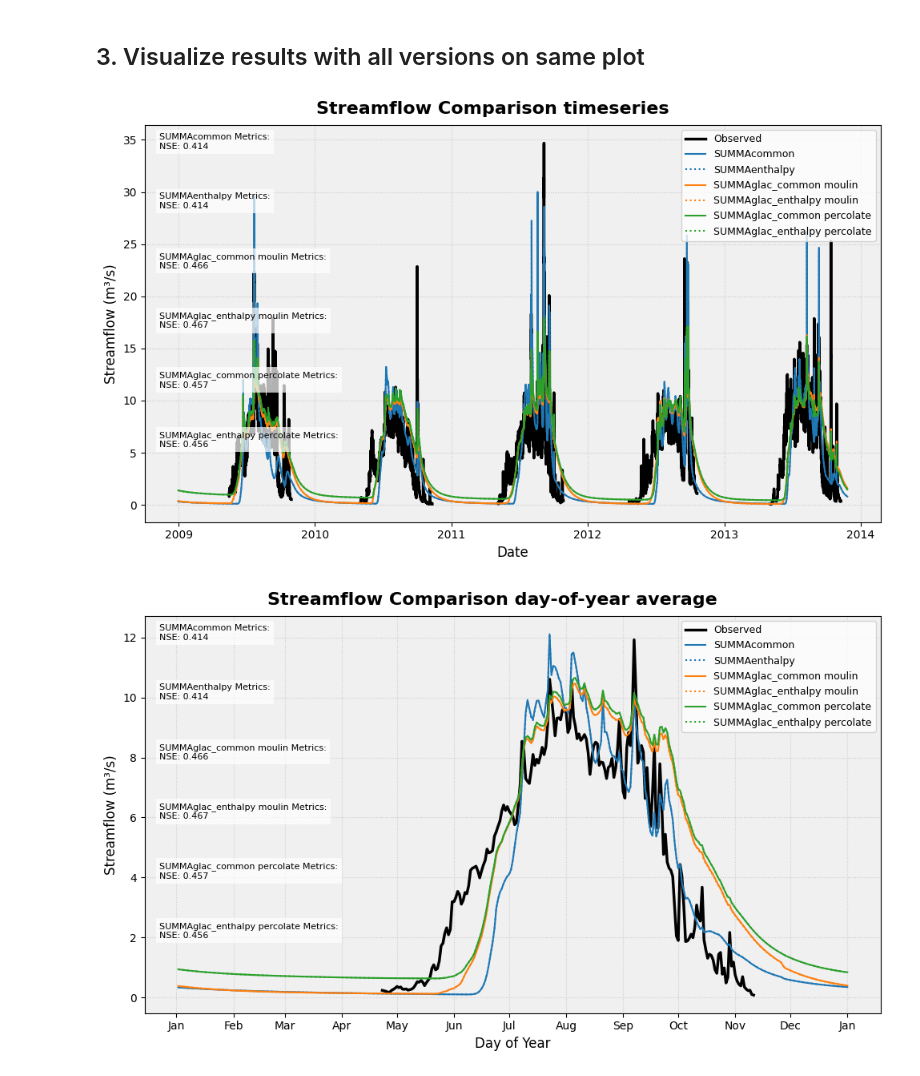
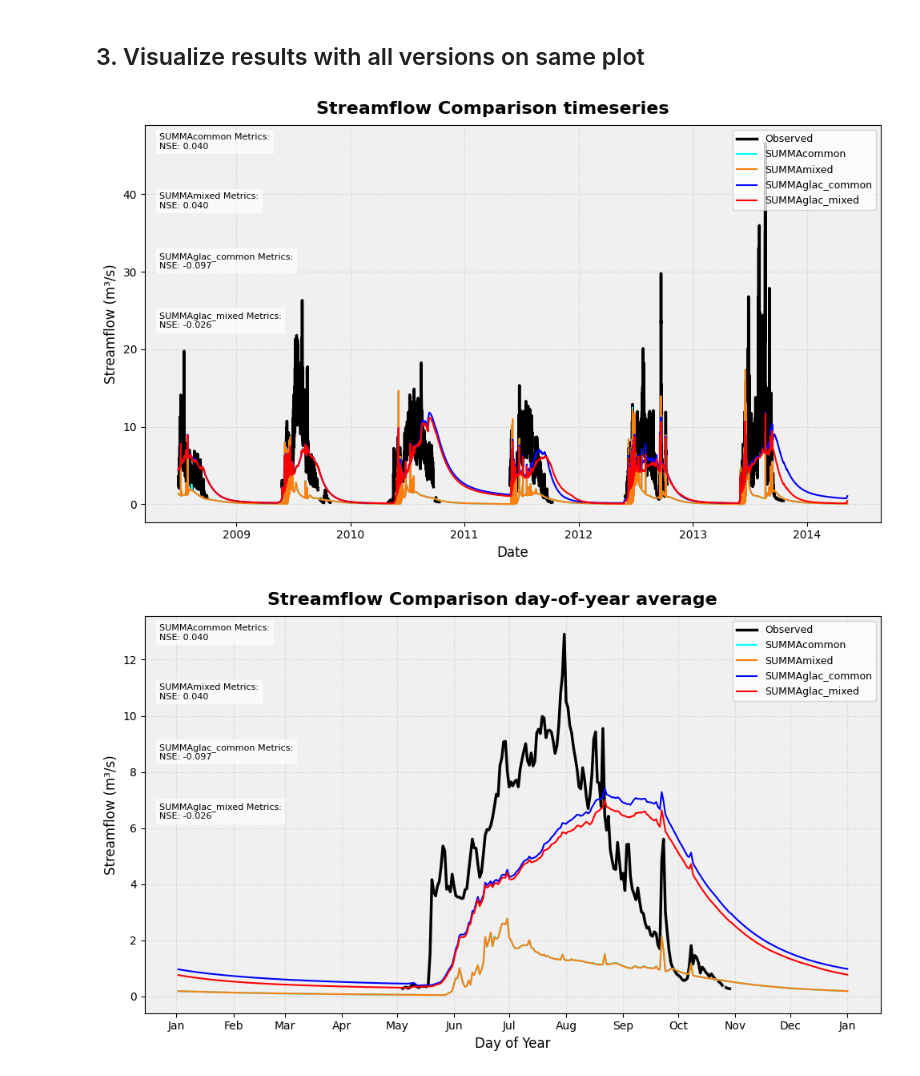
Before and after one commit to ashleymedin/CONFLUENCE, a Jupyter notebook: jupyter notebooks/5_model_initiation/5a_modelInstantiation.ipynb, the cells around one changed output. Cells and saved outputs as stored; diff of their text form; code cells hidden in the pictures.

```diff
--- a/jupyter notebooks/5_model_initiation/5a_modelInstantiation.ipynb
+++ b/jupyter notebooks/5_model_initiation/5a_modelInstantiation.ipynb
@@ -140,8 +140,8 @@ if config['DOMAIN_DEFINITION_METHOD'] != 'lumped':
 else: # lumped domain definition has no routing
     model_outputs_common   = [(f"{config['HYDROLOGICAL_MODEL']}", str(project_dir / "simulations" / config['EXPERIMENT_ID'] / config['HYDROLOGICAL_MODEL'] / "be1_commonForm" / f"{config['EXPERIMENT_ID']}_timestep.nc"))]
     model_outputs_enthalpy = [(f"{config['HYDROLOGICAL_MODEL']}", str(project_dir / "simulations" / config['EXPERIMENT_ID'] / config['HYDROLOGICAL_MODEL'] / "be1_enthalpyForm" / f"{config['EXPERIMENT_ID']}_timestep.nc"))]
-    model_outputs_glac_common_moulin   = [(f"{config['HYDROLOGICAL_MODEL']}", str(project_dir / "simulations" / f"{config['EXPERIMENT_ID']}_glac" / config['HYDROLOGICAL_MODEL'] / "be1_commonForm" / f"{config['EXPERIMENT_ID']}_timestep.nc"))]
-    model_outputs_glac_enthalpy_moulin = [(f"{config['HYDROLOGICAL_MODEL']}", str(project_dir / "simulations" / f"{config['EXPERIMENT_ID']}_glac" / config['HYDROLOGICAL_MODEL'] / "be1_enthalpyForm" / f"{config['EXPERIMENT_ID']}_timestep.nc"))]
+    model_outputs_glac_common_crevasse   = [(f"{config['HYDROLOGICAL_MODEL']}", str(project_dir / "simulations" / f"{config['EXPERIMENT_ID']}_glac" / config['HYDROLOGICAL_MODEL'] / "be1_commonForm" / f"{config['EXPERIMENT_ID']}_timestep.nc"))]
+    model_outputs_glac_enthalpy_crevasse = [(f"{config['HYDROLOGICAL_MODEL']}", str(project_dir / "simulations" / f"{config['EXPERIMENT_ID']}_glac" / config['HYDROLOGICAL_MODEL'] / "be1_enthalpyForm" / f"{config['EXPERIMENT_ID']}_timestep.nc"))]
     model_outputs_glac_common_percolate   = [(f"{config['HYDROLOGICAL_MODEL']}", str(project_dir / "simulations" / f"{config['EXPERIMENT_ID']}_glac" / config['HYDROLOGICAL_MODEL'] / "be1_commonFormOld" / f"{config['EXPERIMENT_ID']}_timestep.nc"))]
     model_outputs_glac_enthalpy_percolate = [(f"{config['HYDROLOGICAL_MODEL']}", str(project_dir / "simulations" / f"{config['EXPERIMENT_ID']}_glac" / config['HYDROLOGICAL_MODEL'] / "be1_enthalpyFormOld" / f"{config['EXPERIMENT_ID']}_timestep.nc"))]
 
@@ -200,8 +200,9 @@ def _add_overall_metrics(ax, obs_data, sim_data):
 # %%
 # Read simulation data first
 sim_data = []
-name = ["common", "enthalpy", "glac_common moulin", "glac_enthalpy moulin", "glac_common percolate", "glac_enthalpy percolate"]
-for i, model_output in enumerate([model_outputs_common, model_outputs_enthalpy, model_outputs_glac_common_moulin, model_outputs_glac_enthalpy_moulin, model_outputs_glac_common_percolate, model_outputs_glac_enthalpy_percolate]):
+#name = ["common", "enthalpy", "glac_common crevasse", "glac_enthalpy crevasse", "glac_common percolate", "glac_enthalpy percolate"]
+name = ["common", "mixed", "glac_common", "glac_mixed"]
+for i, model_output in enumerate([model_outputs_common, model_outputs_enthalpy, model_outputs_glac_common_crevasse, model_outputs_glac_enthalpy_crevasse]): #, model_outputs_glac_common_percolate, model_outputs_glac_enthalpy_percolate]):
     for sim_name, sim_file in model_output:
         ds = xr.open_mfdataset(sim_file, engine='netcdf4')
         if config['DOMAIN_DEFINITION_METHOD'] != 'lumped':
@@ -230,8 +231,10 @@ for obs_name, obs_file in obs_files:
     obs_data.append((obs_name, df))
 
 # Determine time range based on simulations, remove 365 days of spin-up
-start_date = max([data.index.min() for _, data in sim_data]) + pd.Timedelta(365, unit="d")
+start_date = max([data.index.min() for _, data in sim_data]) + pd.Timedelta(180, unit="d") #+ pd.Timedelta(365, unit="d")
 end_date = min([data.index.max() for _, data in sim_data])
+# end date May 1 2014 to agree with Gulkana
+end_date = '2014-05-10 10:00:00'
 
 # Filter simulation data to common time range
 sim_data = [(name, data.loc[start_date:end_date]) for name, data in sim_data]
@@ -245,38 +248,40 @@ fig, ax1 = plt.subplots(figsize=(10, 6))
 fig.suptitle("Streamflow Comparison timeseries", fontsize=16, fontweight='bold')
 
 # Plot time series
-colors = ['#1f77b4', '#1f77b4', '#ff7f0e', '#ff7f0e', '#2ca02c', '#2ca02c'] #['#1f77b4', '#ff7f0e', '#2ca02c', '#d62728', '#9467bd', '#8c564b']
-linestyles = ['-', ':','-', ':','-', ':'] #['--', '-.', '-', ':', (0, (3, 5, 1, 5)), (0, (5, 10))]
+#colors = ['#1f77b4', '#ff7f0e', '#2ca02c', '#d62728', '#9467bd', '#8c564b']
+#linestyles = ['--', '-.', '-', ':', (0, (3, 5, 1, 5)), (0, (5, 10))]
+colors = ['cyan', '#ff7f0e', 'blue', 'red',]
+linestyles = ['-', '-', '-', '-']
 
 # Plot observations if available
 if obs_data:
     for obs_name, obs in obs_data:
         ax1.plot(obs.index, obs, label=f'{obs_name}', color='black', linewidth=2.5)
 
 # Plot simulations
 for (sim_name, sim), color, linestyle in zip(sim_data, colors, linestyles):
     ax1.plot(sim.index, sim[var], label=f'{sim_name}',
             color=color, linestyle=linestyle, linewidth=1.5)
 # Add metrics if observations are available
 if obs_data:
     _add_overall_metrics(ax1, obs_data, sim_data)
 
 ax1.set_xlabel('Date', fontsize=12)
 ax1.set_ylabel('Streamflow (m³/s)', fontsize=12)
 ax1.legend(loc='upper right', fontsize=9)
 ax1.grid(True, linestyle=':', alpha=0.6)
 ax1.set_facecolor('#f0f0f0')
 ax1.xaxis.set_major_locator(mdates.YearLocator())
 ax1.xaxis.set_major_formatter(mdates.DateFormatter('%Y'))
 
 plt.tight_layout()
 plt.subplots_adjust(top=0.93)
 plt.show()
 
 # Save the plot
 fig.savefig(plot_filename, dpi=300, bbox_inches='tight')
 # %% [output]
-[figure, old version]
+[figure, new version]
 # %%
 # Create plot
 fig, ax1 = plt.subplots(figsize=(10, 6))
@@ -316,4 +321,4 @@ plt.show()
 # Save the plot
 fig.savefig(plot_filename_wy, dpi=300, bbox_inches='tight')
 # %% [output]
-[figure, old version]
+[figure, new version]
```
Also changed, not shown: 1 other file.
